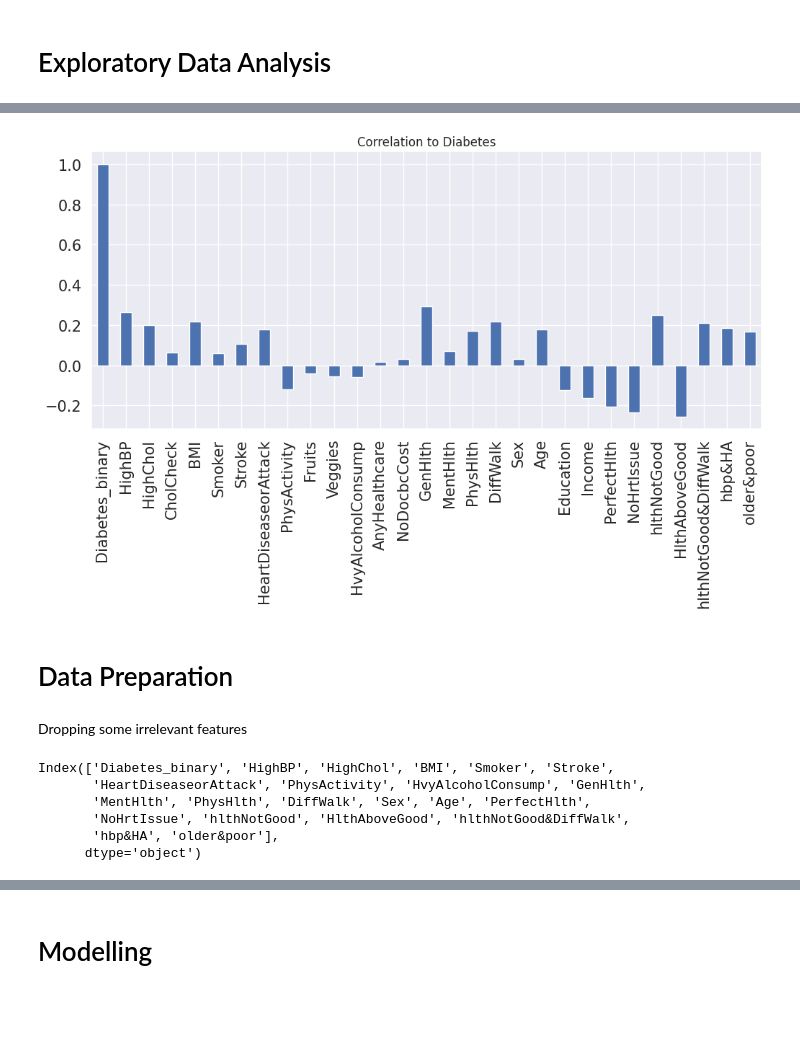
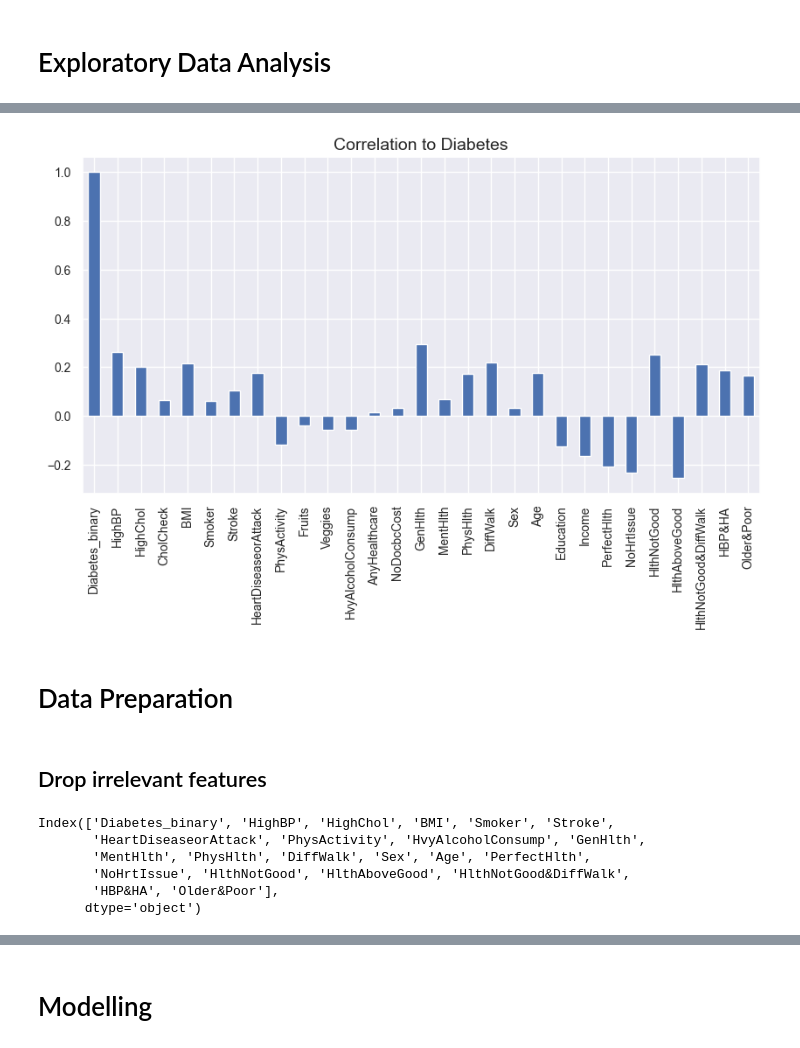
Before and after one commit to Zhengro/WiDS_Datathon, a Jupyter notebook: workshops/Diabetes Health Indicators.ipynb, the cells around one changed output, grey strips where cells are left out. Drawn from its saved outputs; the diff is of its cells as text; code cells hidden in the pictures; blank space fills up the shorter version.

Commit message:
A Working Version of Diabetes Health Indicators.ipynb

```diff
--- a/workshops/Diabetes Health Indicators.ipynb
+++ b/workshops/Diabetes Health Indicators.ipynb
@@ -342,0 +406,15 @@ Correlation of each feature to Diabetes(-ve correlation to diabetes implies +ve
+# %%
+# Diabetics would most likely feel unwell and in a slightly poorer state of health
+df['HlthNotGood'] = df['GenHlth'] > 3
+df['HlthNotGood'] = df['HlthNotGood'].astype(int)
+df['HlthAboveGood'] = df['GenHlth'] < 3
+df['HlthAboveGood'] = df['HlthAboveGood'].astype(int)
+# %%
+# Unwell & difficulty walking because of low or excess sugar (check to confirm)
+df['HlthNotGood&DiffWalk'] = (df['GenHlth']>3) & (df['DiffWalk']==1)
+df['HlthNotGood&DiffWalk'] = df['HlthNotGood&DiffWalk'].astype(int)
+# %%
+# Type 2 diabetes being age-related: people with high blood pressure and heart disease/illness (more prevalent with aging)
+df['HBP&HA'] = (df['HighBP']==1) & (df['HeartDiseaseorAttack']==1)
+df['HBP&HA'] = df['HBP&HA'].astype(int)
+df['HBP&HA'].value_counts()
@@ -342,0 +426,4 @@ Correlation of each feature to Diabetes(-ve correlation to diabetes implies +ve
+# %%
+df['Older&Poor'] = (df['Age']>5) & (df['Income']<5)
+df['Older&Poor'] = df['Older&Poor'].astype(int)
+df['Older&Poor'].value_counts()
@@ -362,12 +458,12 @@ NoHrtIssue             -0.234274
 HlthAboveGood          -0.255507
 Name: Diabetes_binary, dtype: float64
 # %%
-sns.set(color_codes=True)
-df.corrwith(df.Diabetes_binary).plot.bar( figsize = (12, 5), title = "Correlation to Diabetes", fontsize = 15, rot = 90, grid = True);
+df.corrwith(df.Diabetes_binary).plot(kind='bar', figsize=(10, 5), fontsize=tick_fontsize, rot=90)
+plt.title("Correlation to Diabetes", fontsize=title_fontsize);
 # %% [output]
-[figure, old version]
+[figure, new version]
 # %% [markdown]
 # Data Preparation
 # %% [markdown]
-Dropping some irrelevant features
+## Drop irrelevant features
 # %%
@@ -376,12 +471,11 @@ df2 = df.drop(['Fruits', 'Veggies', 'AnyHealthcare', 'NoDocbcCost', 'Income',
 # %%
 df3 = df2.copy()
+df3.columns
+# %% [output]
+Index(['Diabetes_binary', 'HighBP', 'HighChol', 'BMI', 'Smoker', 'Stroke',
+       'HeartDiseaseorAttack', 'PhysActivity', 'HvyAlcoholConsump', 'GenHlth',
+       'MentHlth', 'PhysHlth', 'DiffWalk', 'Sex', 'Age', 'PerfectHlth',
+       'NoHrtIssue', 'HlthNotGood', 'HlthAboveGood', 'HlthNotGood&DiffWalk',
+       'HBP&HA', 'Older&Poor'],
+      dtype='object')
-# %%
-df3.columns
-# %% [output]
-Index(['Diabetes_binary', 'HighBP', 'HighChol', 'BMI', 'Smoker', 'Stroke',
-       'HeartDiseaseorAttack', 'PhysActivity', 'HvyAlcoholConsump', 'GenHlth',
-       'MentHlth', 'PhysHlth', 'DiffWalk', 'Sex', 'Age', 'PerfectHlth',
-       'NoHrtIssue', 'hlthNotGood', 'HlthAboveGood', 'hlthNotGood&DiffWalk',
-       'hbp&HA', 'older&poor'],
-      dtype='object')
 # %% [markdown]
```
Also changed, not shown: parts of 151 cells of this notebook, 1 other file.
